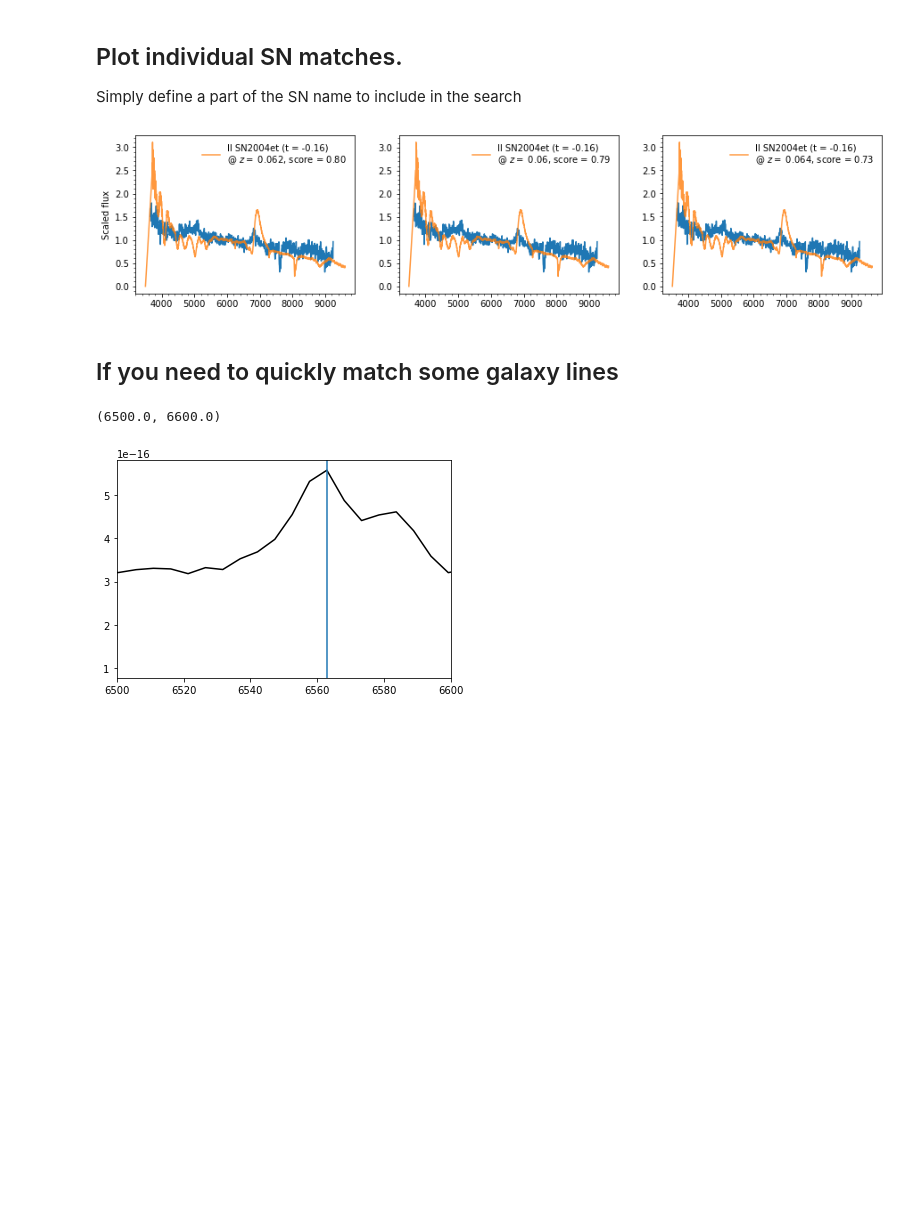
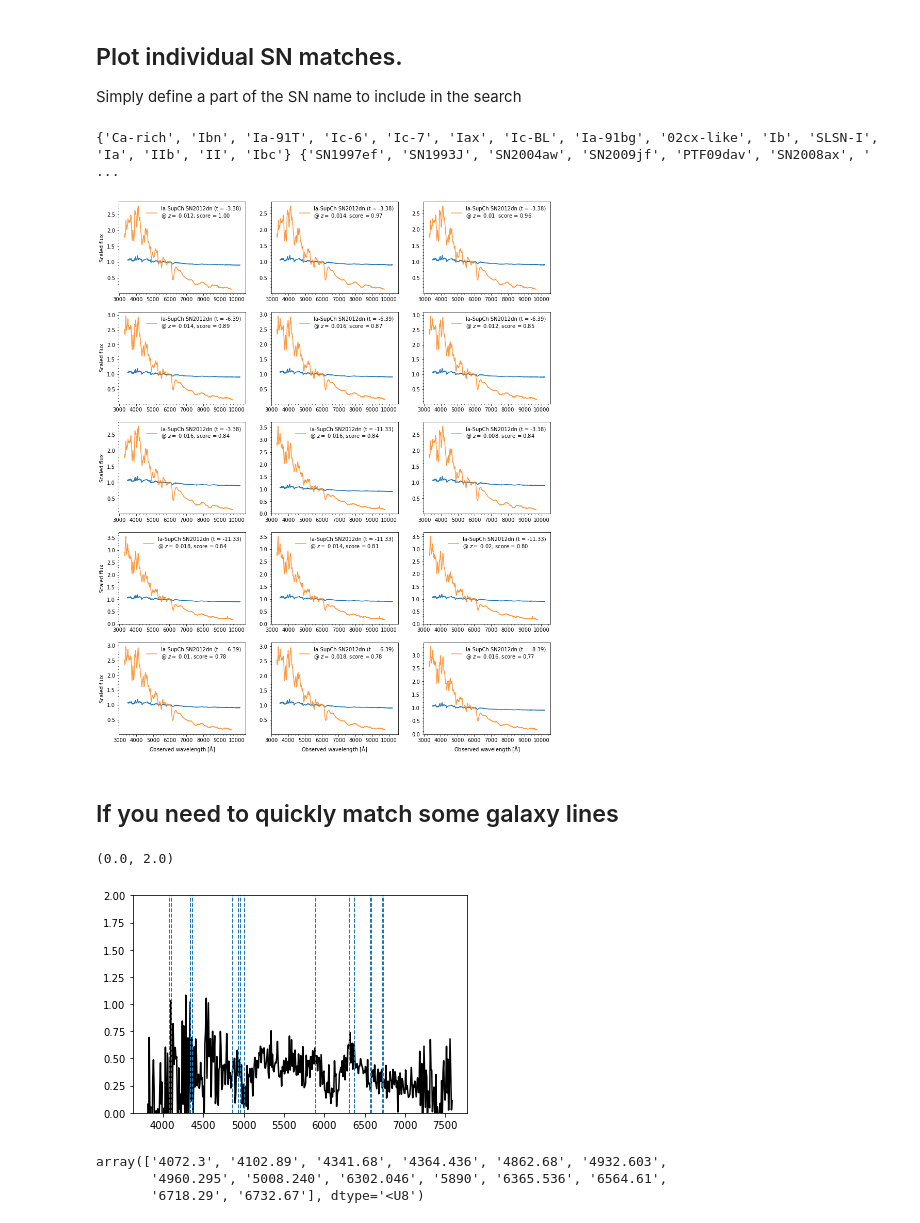
Before and after one commit to SiPrentice/SN_classifier, a Jupyter notebook: Classify_Supernovae.ipynb, the cells around one changed output. Saved outputs shown, nothing was run; the diff lists cells and outputs as text; code cells hidden in the pictures; blank space fills up the shorter version.

```diff
--- a/Classify_Supernovae.ipynb
+++ b/Classify_Supernovae.ipynb
@@ -109,11 +118,11 @@ def plot(spectrum, E = False, i = 15):
 Load the model and the list of classifications for the spectra in the model
 # %%
 # Load the model
-model_location = './models/Gr13_KNNClassification_model.k=1000.joblib'
+model_location = './models/2021-03-04_KNNClassification_model.k=1000.joblib'
 clf = load(model_location)
 
 # load the class list for this model
-classlist = np.loadtxt('./PCA_ready/classlist.Gr13.txt',dtype='str')
+classlist = np.loadtxt('./PCA_ready/classlist.2021-03-04.txt',dtype='str')
 classlist.sort()
 
 # set the list of the spectra for the templates
@@ -134,18 +143,19 @@ redshift = False
 pad = True
 # %%
 # For multiple spectra in a folder
-folder = '/Users/sprentice/Documents/Pessto_run_feb21/4Feb/for_classification/'
+folder = '/Users/sprentice/Documents/SN_classifier/for_classification/'
+#folder = '/Users/sprentice/Documents/classifications/LT-Quick-Bulk/OutputSpectra/'
 
 # print the file names in order
-spectra = glob(folder +'*.asci')
+spectra = glob(folder +'*')
 for idx, i in enumerate(spectra):
     print(idx, os.path.basename(i ) )
 
 # choose the object and set extinction and the redshift, if known
-index = 6
+index = 8
 E = False
 redshift = False
-pad = False
+pad = True
 
 # set spectum name ad if necessary pad and deredden
 spectrum = spectra[index]
@@ -269,6 +279,11 @@ The same again but for an individual SN. Again the bin components are weighted a
 # %% [markdown]
 ## Plot individual SN matches.
 Simply define a part of the SN name to include in the search
+# %%
+# Quickly show the unique types and objects
+print(set(types), set(sne))
+# %% [output]
+{'Ca-rich', 'Ibn', 'Ia-91T', 'Ic-6', 'Ic-7', 'Iax', 'Ic-BL', 'Ia-91bg', '02cx-like', 'Ib', 'SLSN-I', 'Ia', 'IIb', 'II', 'Ibc'} {'SN1997ef', 'SN1993J', 'SN2004aw', 'SN2009jf', 'PTF09dav', 'SN2008ax', ' ...
 # %%
 x , y = np.loadtxt(spectrum, usecols = (0,1) ,unpack= True )
 
@@ -282,46 +297,58 @@ y = y / scale
 n= 0
 
 plt.figure(figsize = (15,19))
 for i, spec in enumerate(all_specs):
-    if '04et' in spec and n < 15:
+    if '12dn' in spec and n < 15:
 
         plt.subplot(5,3, n + 1)
         plt.plot(x, y)
 
         x_, y_ = np.loadtxt(ref_location + spec, unpack = True)
 
         x_ = x_ * (1 + zs[i])
 
         scale = y_[np.argmin(abs(x_ - 6000))]
         y_ = y_ / scale
 
         fit_score = sorted_scores[i] / max(sorted_scores)
         plt.plot(x_, y_, label = f'{types[i]} {sne[i]} (t = {epochs[i]})\n@ $z=$ {zs[i]}, score = {fit_score:.2f}', alpha = 0.8)
 
         plt.legend(frameon = False)
         plt.minorticks_on()
 
         # this messes up if the limit of n changes
         if n in  [0, 3, 6, 9, 12]:
             plt.ylabel('Scaled flux')
         if n in [14, 13 ,12]:
             plt.xlabel('Observed wavelength [$\mathrm{\AA}$]')
         #plt.show()
         n+=1
 #plt.savefig(f'{spectrum}.pdf')
 # %% [output]
-[figure, old version]
+[figure, new version]
 # %% [markdown]
 ## If you need to quickly match some galaxy lines
 # %%
 x, y = np.loadtxt(spectrum, unpack=True)
-x = x / 1.065
+x = x / 1.054
+plt.plot(x,y, color = 'k')
 
-plt.plot(x,y, color = 'k')
-plt.axvline(x = 6563)
-plt.axvline(x = 4861)
-plt.axvline(x = 4340)
-plt.xlim(6500, 6600)
+lines, *_ = np.loadtxt('./GalaxyLinesSDSS.txt', unpack = True, dtype = 'str', delimiter='\t')
+
+for line in lines:
+    plt.axvline(x = float(line), linestyle = 'dashed', lw = 1)
+
+# plt.axvline(x = 6563)
+# plt.axvline(x = 4861)
+# plt.axvline(x = 4340)
+#plt.xlim(4500, 5500)
+plt.ylim(0,2)
 # %% [output]
-(6500.0, 6600.0)
+(0.0, 2.0)
-[figure, old version]
+[figure, new version]
+# %%
+lines
+# %% [output]
+array(['4072.3', '4102.89', '4341.68', '4364.436', '4862.68', '4932.603',
+       '4960.295', '5008.240', '6302.046', '5890', '6365.536', '6564.61',
+       '6718.29', '6732.67'], dtype='<U8')
```
Also changed, not shown: parts of 12 cells of this notebook.
